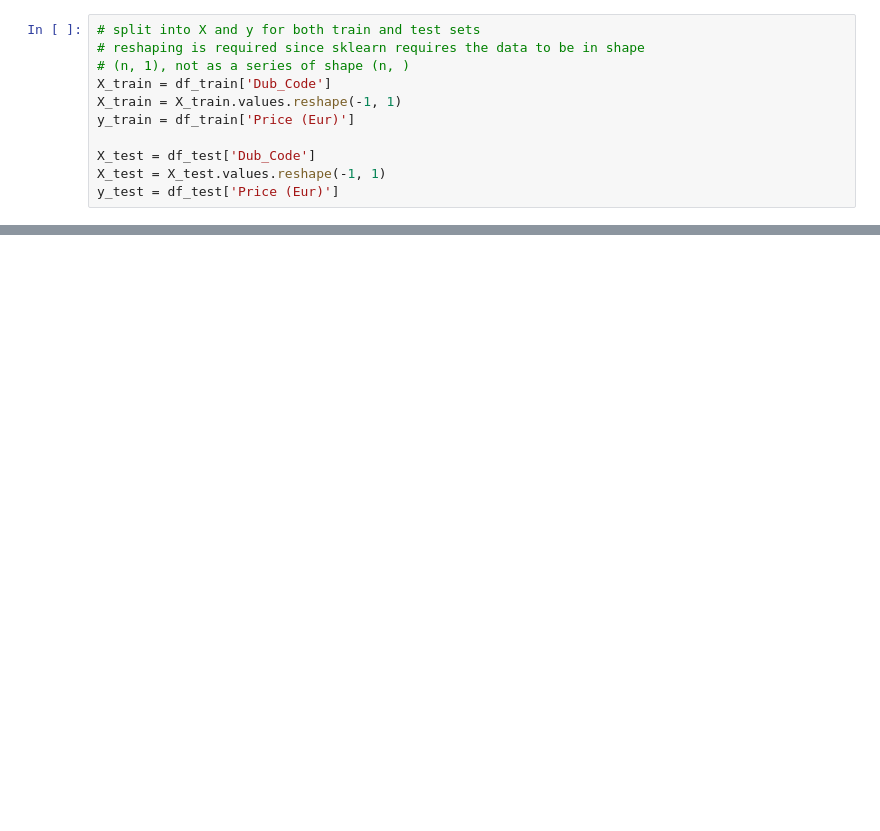
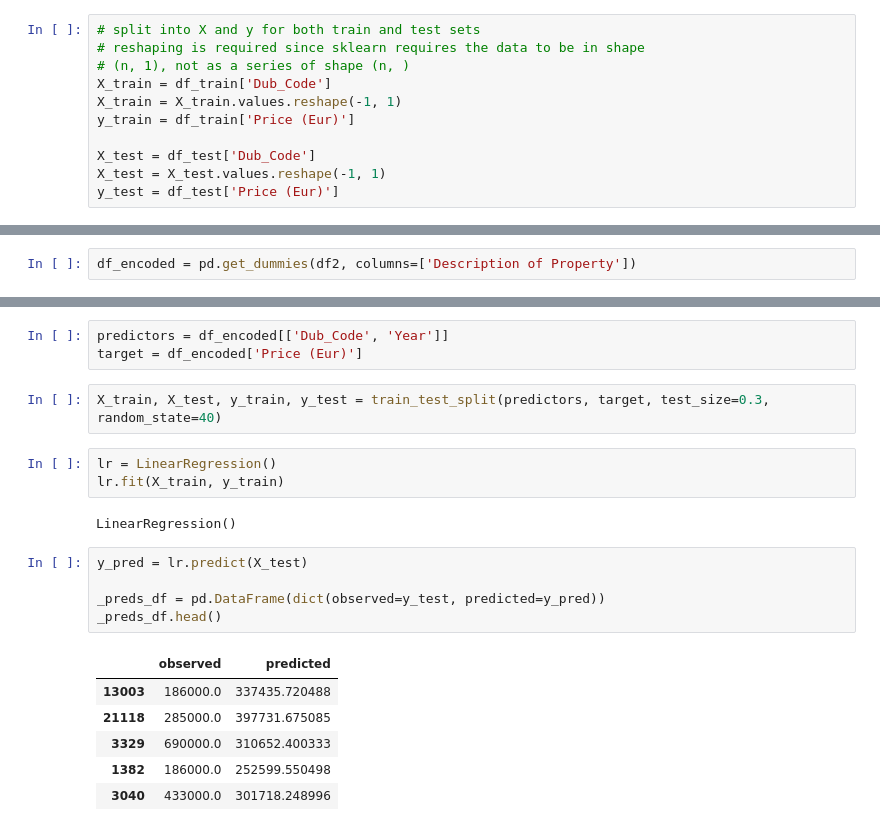
Before and after one commit to sba22232/Sem1CA1Repeatsba22232, a Jupyter notebook: Sem1CA1Repeat/Sem1CA1Repeatsba22232.ipynb, the cells around one changed output, grey strips where cells are left out. Saved outputs shown, nothing was run; the diff lists cells and outputs as text; blank space fills up the shorter version.

```diff
--- a/Sem1CA1Repeat/Sem1CA1Repeatsba22232.ipynb
+++ b/Sem1CA1Repeat/Sem1CA1Repeatsba22232.ipynb
@@ -1184,0 +1204,2 @@ Polynomial degree 20: train score=0.07, test score=0.06
+# %%
+df_encoded = pd.get_dummies(df2, columns=['Description of Property'])
@@ -1184,0 +1215,22 @@ Polynomial degree 20: train score=0.07, test score=0.06
+# %%
+predictors = df_encoded[['Dub_Code', 'Year']]
+target = df_encoded['Price (Eur)']
+# %%
+X_train, X_test, y_train, y_test = train_test_split(predictors, target, test_size=0.3, random_state=40)
+# %%
+lr = LinearRegression()
+lr.fit(X_train, y_train)
+# %% [output]
+LinearRegression()
+# %%
+y_pred = lr.predict(X_test)
+
+_preds_df = pd.DataFrame(dict(observed=y_test, predicted=y_pred))
+_preds_df.head()
+# %% [output]
+|  | observed | predicted |
+| 13003 | 186000.0 | 337435.720488 |
+| 21118 | 285000.0 | 397731.675085 |
+| 3329 | 690000.0 | 310652.400333 |
+| 1382 | 186000.0 | 252599.550498 |
+| 3040 | 433000.0 | 301718.248996 |
```
Also changed, not shown: parts of 12 cells of this notebook.
